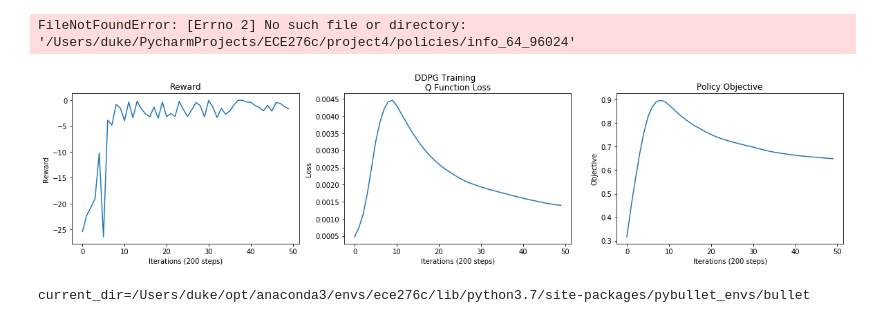
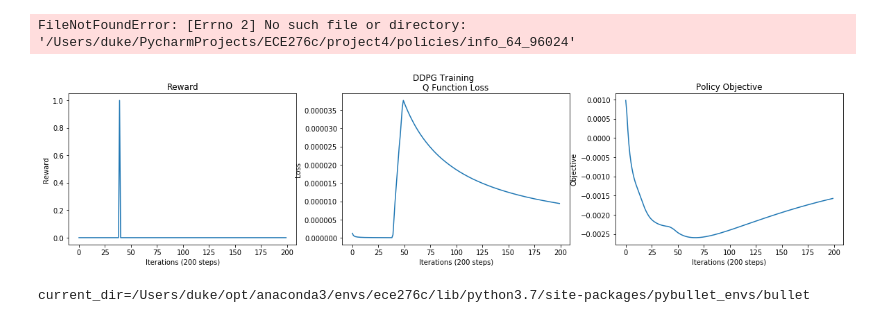
Before and after one commit to adqz/deep_reinforcement_learning, a Jupyter notebook: algos/plot_progress.ipynb, the cells around one changed output. Saved outputs shown, nothing was run; the diff lists cells and outputs as text; code cells hidden in the pictures.

Commit message:
Plotting and rendering

```diff
--- a/algos/plot_progress.ipynb
+++ b/algos/plot_progress.ipynb
@@ -4,7 +4,7 @@ import matplotlib.pyplot as plt
 import torch
 import pickle
 # %%
-info = pickle.load(open('/Users/duke/PycharmProjects/rlplay/deep_rl_project/algos/info_1995', 'rb'))
+info = pickle.load(open('~/rlplay/deep_rl_project/algos/data/info_1574741805_0433645', 'rb'))
 
 iter_reward = [info[i][0] for i in range(len(info))]
 avg_loss1 = [info[i][1] for i in range(len(info))]
@@ -52,28 +52,28 @@ for i in range(len(data)):
 # %% [output]
 FileNotFoundError: [Errno 2] No such file or directory: '/Users/duke/PycharmProjects/ECE276c/project4/policies/info_64_96024'
 # %%
-info = pickle.load(open('/Users/duke/PycharmProjects/ECE276c/project4/policies/info_64_5318008', 'rb'))
+info = pickle.load(open('/Users/duke/PycharmProjects/rlplay/deep_rl_project/data/info_1574741805_0433645', 'rb'))
 
 iter_reward = [info[i][0] for i in range(len(info))]
 avg_loss = [info[i][1] for i in range(len(info))]
 avg_obj = [info[i][2] for i in range(len(info))]
 
+data = [iter_reward, avg_loss, avg_obj]
+
 fig, axs = plt.subplots(1,len(data), figsize=(20,4))
 fig.suptitle("DDPG Training")
-
-data = [iter_reward, avg_loss, avg_obj]
 titles = ["Reward", "Q Function Loss", "Policy Objective"]
 x_labels = ["Iterations (200 steps)" for i in range(len(data))]
 y_labels = ["Reward", "Loss", "Objective"]
 
 axs = axs.flatten()
 for i in range(len(data)):
     axs[i].set_title(titles[i])
     axs[i].set_xlabel(x_labels[i])
     axs[i].set_ylabel(y_labels[i])
     axs[i].plot(range(len(data[i])), data[i])
 # %% [output]
-[figure, old version]
+[figure, new version]
 # %%
 import gym
 env = gym.make("modified_gym_env:ReacherPyBulletEnv-v1", rand_init=True)
```
Also changed, not shown: 5 other files.
